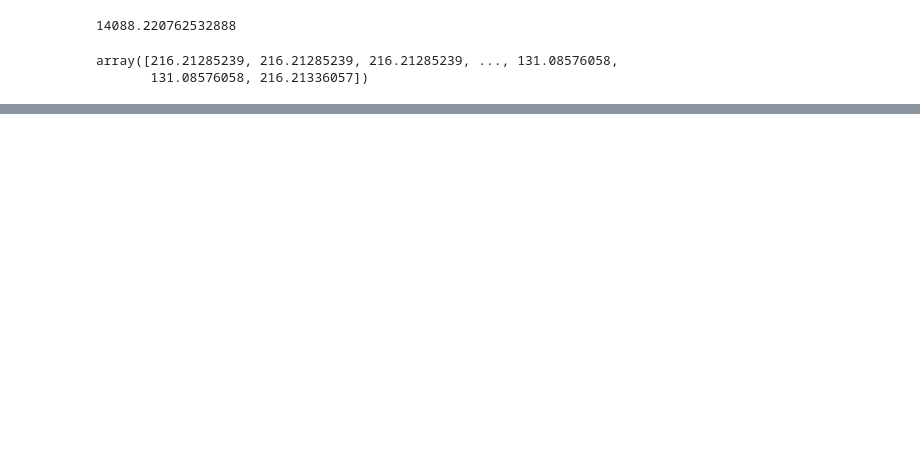
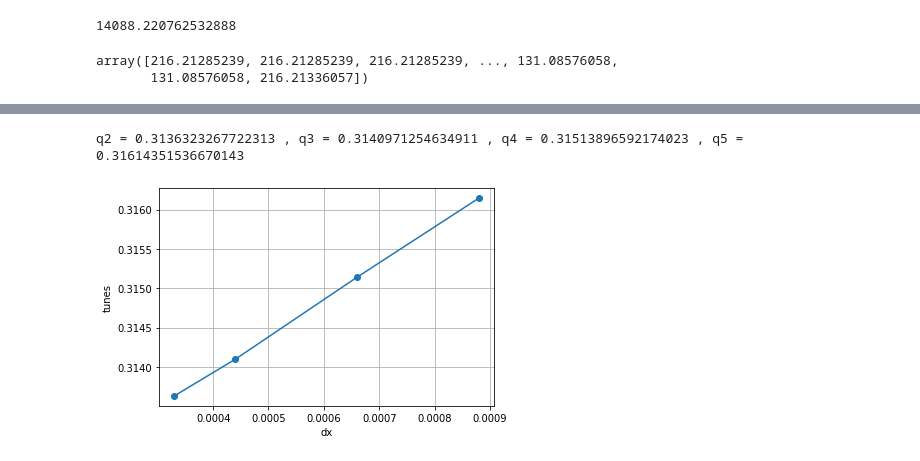
Before and after one commit to andreafornara/git_postprocessing, a Jupyter notebook: Octupoles_On.ipynb, the cells around one changed output, grey strips where cells are left out. Saved outputs shown, nothing was run; the diff lists cells and outputs as text; code cells hidden in the pictures; blank space fills up the shorter version.

```diff
--- a/Octupoles_On.ipynb
+++ b/Octupoles_On.ipynb
@@ -140,7 +158,7 @@ if False:
         x_part0[ii]=co_part.x
 
 #near_co_particle1.x=near_co_particle1.x+0.2*sigma_x
-near_co_particle2.x=near_co_particle2.x+1*sigma_x
+near_co_particle2.x=near_co_particle2.x+1.5*sigma_x
 near_co_particle3.x=near_co_particle3.x+2*sigma_x
 near_co_particle4.x=near_co_particle4.x+3*sigma_x
 near_co_particle5.x=near_co_particle5.x+4*sigma_x
@@ -286,12 +336,16 @@ tunes[1]=q3
 tunes[2]=q4
 tunes[3]=q5
 #print(positions[3],tunes[3])
+# %% [output]
+q2 = 0.3136323267722313 , q3 = 0.3140971254634911 , q4 = 0.31513896592174023 , q5 = 0.31614351536670143
 # %%
-plt.plot(positions,tunes,'-.')
+plt.plot(positions,tunes,'-o')
 plt.grid()
 plt.xlabel('dx')
 plt.ylabel('tunes');
 #plt.ylim(0.312,0.315)
+# %% [output]
+[figure, added]
 # %%
 q2_1 = 0.31301791599918444
 q3_1 = 0.3130712654474325
```
Also changed, not shown: parts of 18 cells of this notebook, 10 other files.
